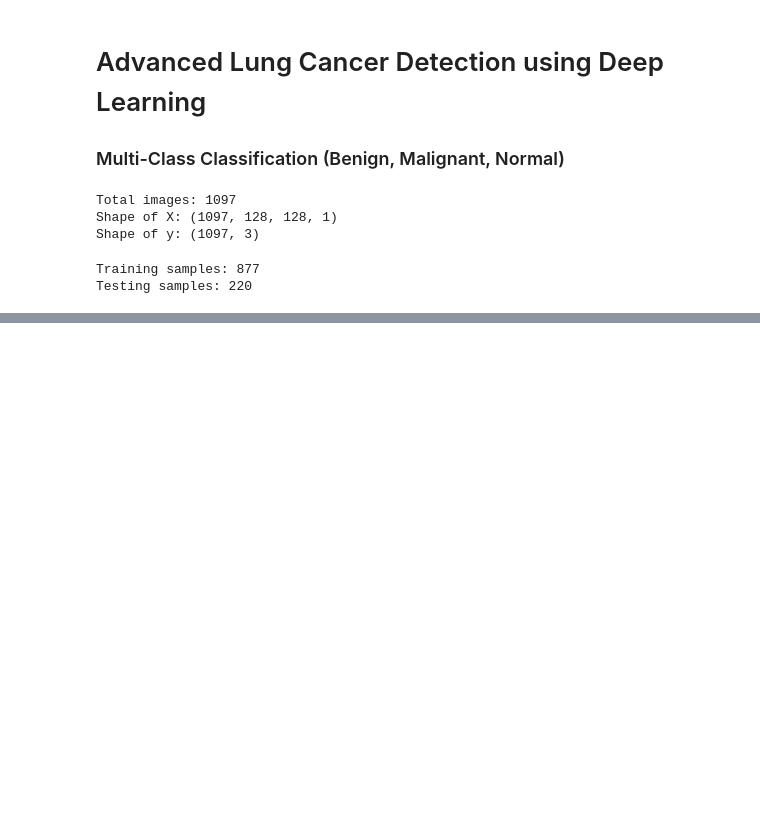
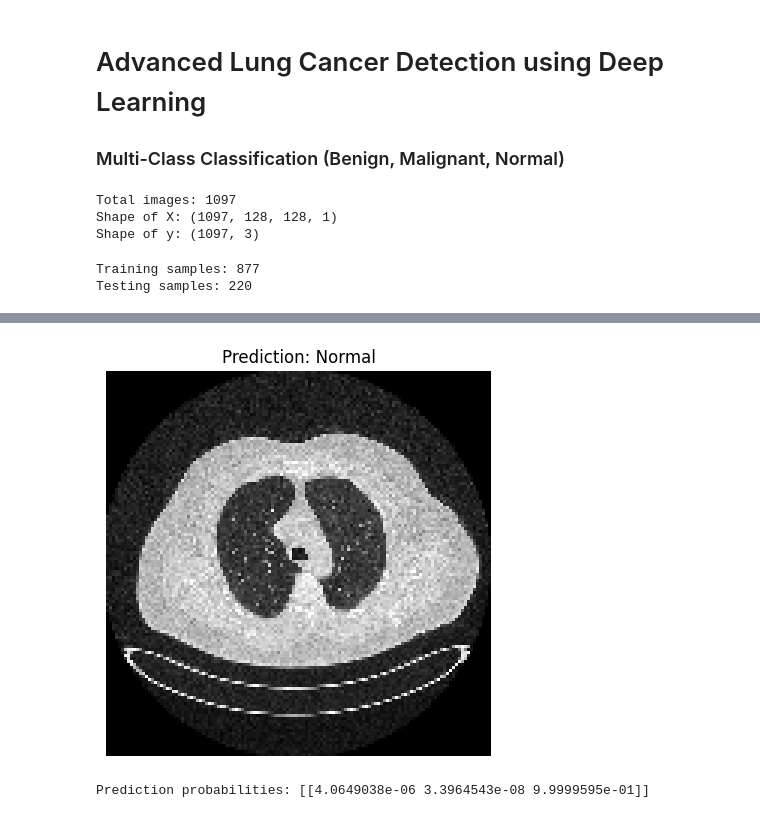
Before and after one commit to bindhusaahithi/Lung-cancer-detection, a Jupyter notebook: Notebook/advanced_lung_cancer_detection.ipynb, the cells around one changed output, grey strips where cells are left out. Drawn from its saved outputs; the diff is of its cells as text; code cells hidden in the pictures; blank space fills up the shorter version.

```diff
--- a/Notebook/advanced_lung_cancer_detection.ipynb
+++ b/Notebook/advanced_lung_cancer_detection.ipynb
@@ -359,0 +360,22 @@ Prediction probabilities: [[2.1049980e-09 9.9999917e-01 8.8291017e-07]]
+# %%
+import numpy as np
+import matplotlib.pyplot as plt
+
+classes = ["Benign", "Malignant", "Normal"]
+
+# choose another image
+index = 5
+
+plt.figure(figsize=(5,5))
+plt.imshow(X_test[index].reshape(128,128), cmap="gray")
+
+prediction = model.predict(X_test[index].reshape(1,128,128,1))
+predicted_class = classes[np.argmax(prediction)]
+
+plt.title("Prediction: " + predicted_class)
+plt.axis("off")
+plt.savefig("prediction_normal.png")
+plt.show()
+
+print("Prediction probabilities:", prediction)
+# %% [output]
@@ -360,3 +383,5 @@ Prediction probabilities: [[2.1049980e-09 9.9999917e-01 8.8291017e-07]]
+[figure, added]
+Prediction probabilities: [[4.0649038e-06 3.3964543e-08 9.9999595e-01]]
 # %%
 import matplotlib.pyplot as plt
 import numpy as np
```
Also changed, not shown: parts of 13 cells of this notebook, 4 other files.
